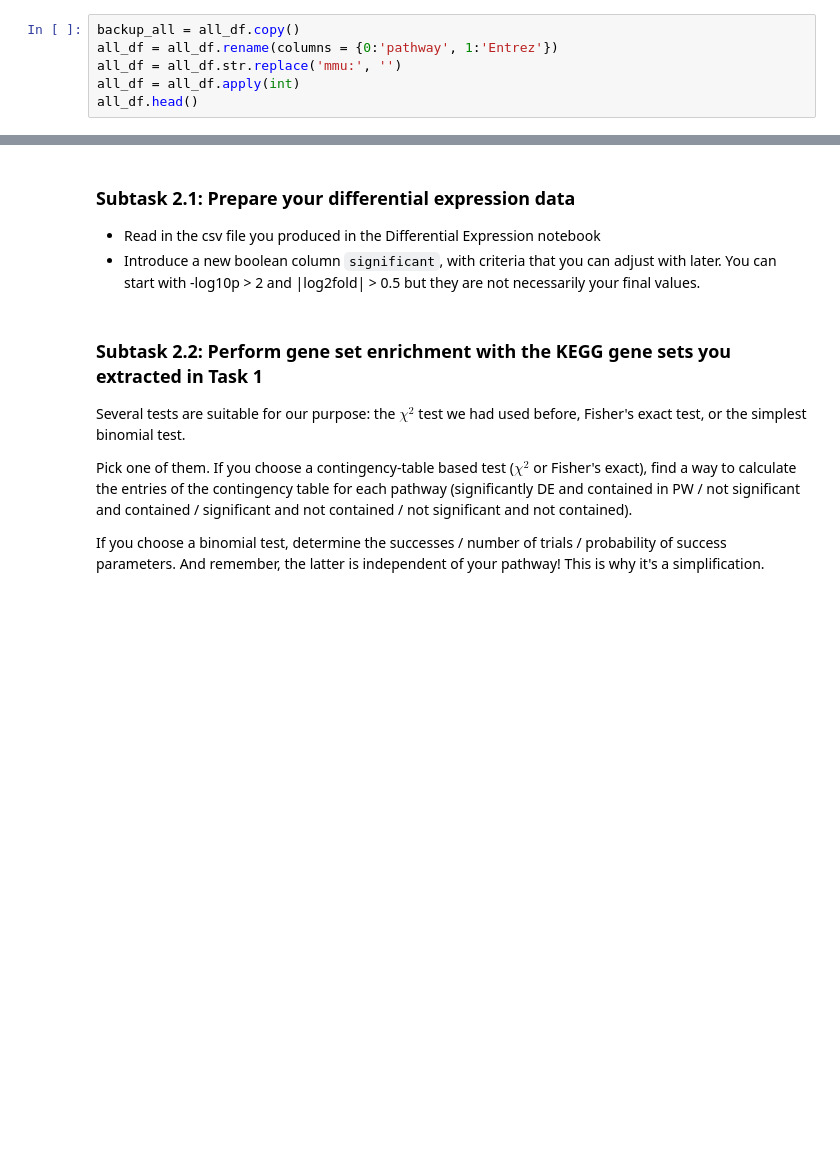
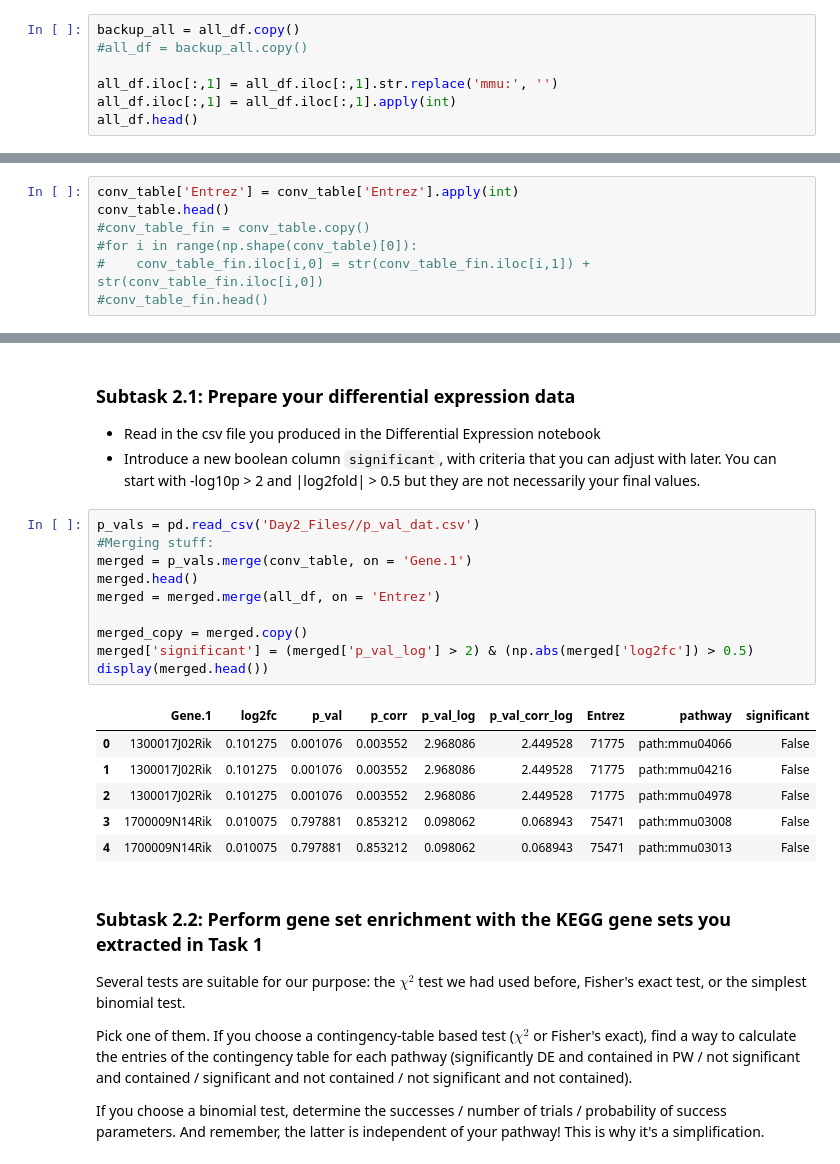
Before and after one commit to Osrip/Integrated_Bioinformatics, a Jupyter notebook: IntegratedBioinformatics/notebooks/Day67_Pathways.ipynb, the cells around one changed output, grey strips where cells are left out. Cells and saved outputs as stored; diff of their text form; blank space fills up the shorter version.

```diff
--- a/IntegratedBioinformatics/notebooks/Day67_Pathways.ipynb
+++ b/IntegratedBioinformatics/notebooks/Day67_Pathways.ipynb
@@ -173,7 +194,8 @@ all_df
 # %%
 backup_all = all_df.copy()
-all_df = all_df.rename(columns = {0:'pathway', 1:'Entrez'})
-all_df = all_df.str.replace('mmu:', '')
-all_df = all_df.apply(int)
+#all_df = backup_all.copy()
+
+all_df.iloc[:,1] = all_df.iloc[:,1].str.replace('mmu:', '')
+all_df.iloc[:,1] = all_df.iloc[:,1].apply(int)
 all_df.head()
 # %% [output]
@@ -258,0 +261,7 @@ Name: Entrez, Length: 45557, dtype: int64
+# %%
+conv_table['Entrez'] = conv_table['Entrez'].apply(int)
+conv_table.head()
+#conv_table_fin = conv_table.copy()
+#for i in range(np.shape(conv_table)[0]):
+#    conv_table_fin.iloc[i,0] = str(conv_table_fin.iloc[i,1]) + str(conv_table_fin.iloc[i,0])
+#conv_table_fin.head()
@@ -263,6 +279,23 @@ Name: Entrez, Length: 45557, dtype: int64
 
 * Read in the csv file you produced in the Differential Expression notebook
 * Introduce a new boolean column `significant`, with criteria that you can adjust with later. You can start with -log10p > 2 and |log2fold| > 0.5 but they are not necessarily your final values.
+# %%
+p_vals = pd.read_csv('Day2_Files//p_val_dat.csv')
+#Merging stuff:
+merged = p_vals.merge(conv_table, on = 'Gene.1')
+merged.head()
+merged = merged.merge(all_df, on = 'Entrez')
+
+merged_copy = merged.copy()
+merged['significant'] = (merged['p_val_log'] > 2) & (np.abs(merged['log2fc']) > 0.5)
+display(merged.head())
+# %% [output]
+|  | Gene.1 | log2fc | p_val | p_corr | p_val_log | p_val_corr_log | Entrez | pathway | significant |
+| 0 | 1300017J02Rik | 0.101275 | 0.001076 | 0.003552 | 2.968086 | 2.449528 | 71775 | path:mmu04066 | False |
+| 1 | 1300017J02Rik | 0.101275 | 0.001076 | 0.003552 | 2.968086 | 2.449528 | 71775 | path:mmu04216 | False |
+| 2 | 1300017J02Rik | 0.101275 | 0.001076 | 0.003552 | 2.968086 | 2.449528 | 71775 | path:mmu04978 | False |
+| 3 | 1700009N14Rik | 0.010075 | 0.797881 | 0.853212 | 0.098062 | 0.068943 | 75471 | path:mmu03008 | False |
+| 4 | 1700009N14Rik | 0.010075 | 0.797881 | 0.853212 | 0.098062 | 0.068943 | 75471 | path:mmu03013 | False |
 # %% [markdown]
 ### Subtask 2.2: Perform gene set enrichment with the KEGG gene sets you extracted in Task 1
 Several tests are suitable for our purpose: the $\chi^2$ test we had used before, Fisher's exact test, or the simplest binomial test.<br>
```
Also changed, not shown: parts of 7 cells of this notebook, 1 other file.
